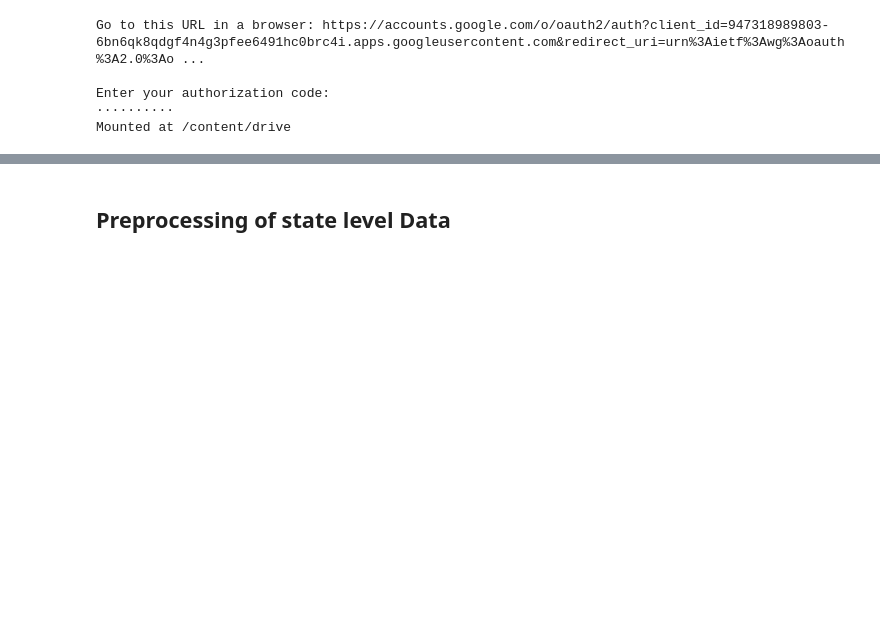
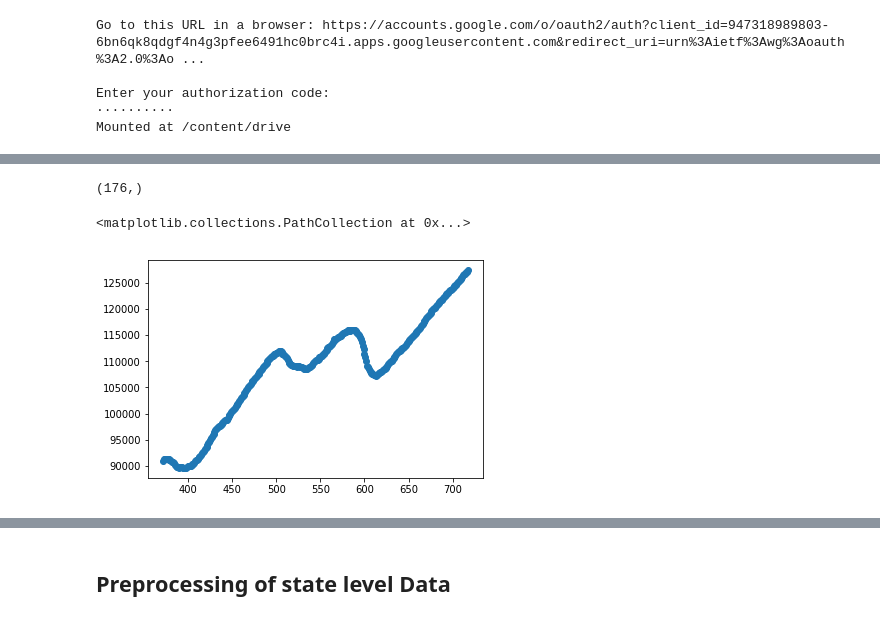
Before and after one commit to akshseh/FintechProject, a Jupyter notebook: NowCasting_StateLevel.ipynb, the cells around one changed output, grey strips where cells are left out. Cells and saved outputs as stored; diff of their text form; code cells hidden in the pictures; blank space fills up the shorter version.

```diff
--- a/NowCasting_StateLevel.ipynb
+++ b/NowCasting_StateLevel.ipynb
@@ -69,0 +74,3 @@ NowCasting_StateLevel.ipynb              Web_Scraper.ipynb
+# %%
+nat_emp = pd.read_csv('national_emp_earnings.csv')
+nat_emp.shape
@@ -69,0 +106,2 @@ NowCasting_StateLevel.ipynb              Web_Scraper.ipynb
+# %%
+nat_emp = nat_emp[540:716]
@@ -69,0 +198,4 @@ NowCasting_StateLevel.ipynb              Web_Scraper.ipynb
+# %%
+state_emp[50].shape
+# %% [output]
+(176,)
@@ -69,0 +204,5 @@ NowCasting_StateLevel.ipynb              Web_Scraper.ipynb
+# %%
+plt.scatter(x = nat_emp.index, y = nat_emp['privatenatlemp'])
+# %% [output]
+<matplotlib.collections.PathCollection at 0x...>
+[figure, added]
```
Also changed, not shown: parts of 91 cells of this notebook.
